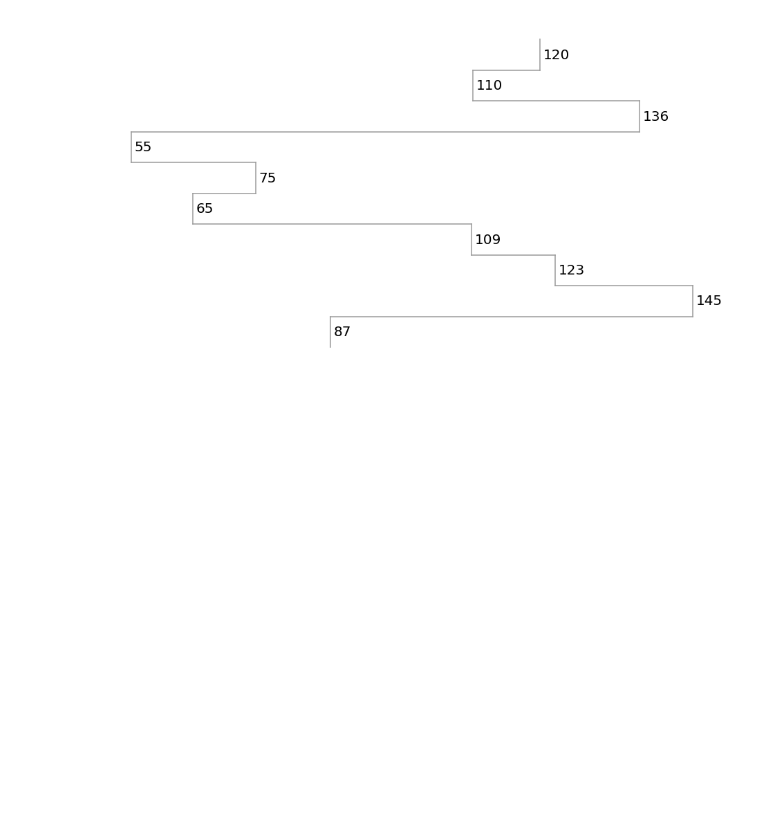
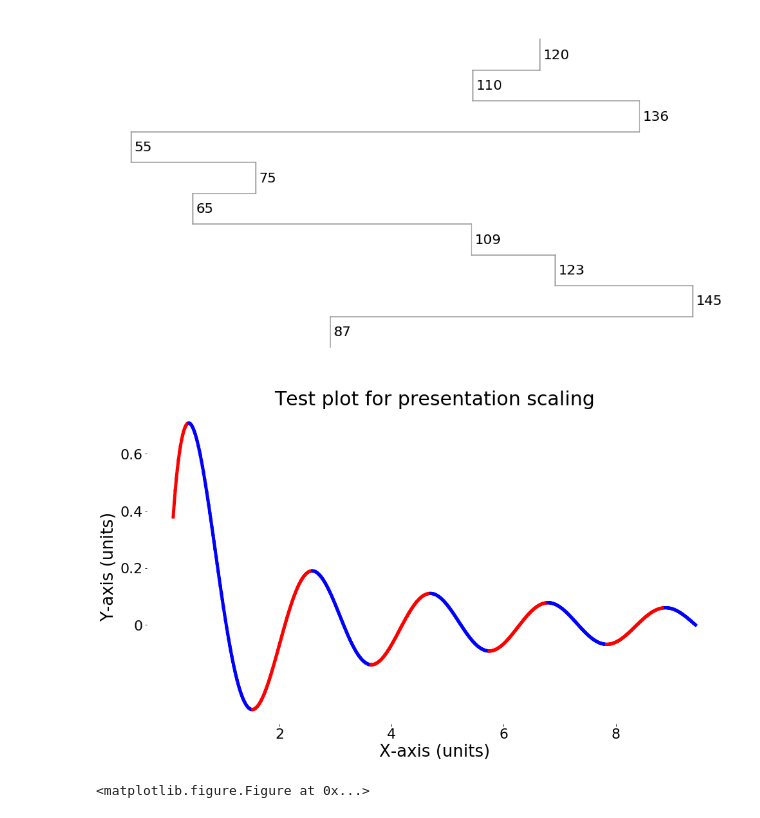
Before and after one commit to coreygirard/less, a Jupyter notebook: labs.ipynb, the cells around one changed output. Cells and saved outputs as stored; diff of their text form; code cells hidden in the pictures; blank space fills up the shorter version.

```diff
--- a/labs.ipynb
+++ b/labs.ipynb
@@ -952,3 +952,66 @@ plt.rcParams["figure.figsize"] = [16,9]
 plt.show()
 # %% [output]
 [figure]
+# %%
+import numpy as np
+import matplotlib.pyplot as plt
+from matplotlib.collections import LineCollection
+from matplotlib.colors import ListedColormap, BoundaryNorm
+import math
+
+def get_color2(x1, x2, y1, y2):
+    x = (x1 + x2)/2
+    y = (y1 + y2)/2
+
+    t = math.fabs(y)
+    t = (y + 1)/2
+    return [t, 0, 1-t]
+
+def get_color(x1, x2, y1, y2):
+    t = (y2-y1)/(x2-x1)
+
+    t = np.sign(t)/2
+
+    return [0.5 + t, 0, 0.5 - t]
+
+def build_line_color(x, y):
+    temp = []
+    for data in zip(x, x[1:], y, y[1:]):
+        temp.append(get_color(*data))
+
+    return temp
+
+x = np.linspace(0.1, 3 * np.pi, 500)
+y = np.sin(x*3) / (1+x*3) / 0.6
+#z = np.cos(0.5 * (x[:-1] + x[1:]))  # first derivative
+
+color = build_line_color(x, y)
+
+for a, b, c, d, e in zip(x, x[1:], y, y[1:], color):
+    plt.plot([a, b], [c, d], c=e, linewidth=5)
+
+
+ax = plt.gca()
+ax.spines['right'].set_visible(False)
+ax.spines['left'].set_visible(False)
+ax.spines['top'].set_visible(False)
+ax.spines['bottom'].set_visible(False)
+
+ax.set_yticks([0, 0.2, 0.4, 0.6])
+ax.set_yticklabels([0, 0.2, 0.4, 0.6], fontsize=22)
+
+ax.set_xticks(range(2, 10, 2))
+ax.set_xticklabels(range(2, 10, 2), fontsize=22)
+
+plt.title('Test plot for presentation scaling', fontsize=30)
+plt.xlabel('X-axis (units)', fontsize=26)
+plt.ylabel('Y-axis (units)', fontsize=26)
+
+
+fig = plt.figure()
+fig.patch.set_facecolor('white')
+
+plt.show()
+# %% [output]
+[figure, added]
+<matplotlib.figure.Figure at 0x...>
```
Also changed, not shown: 8 other files.
